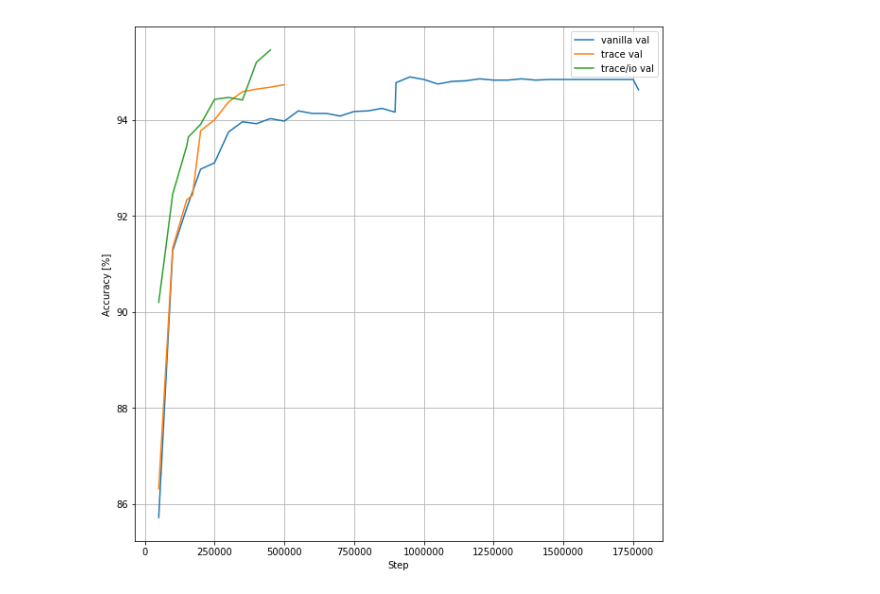
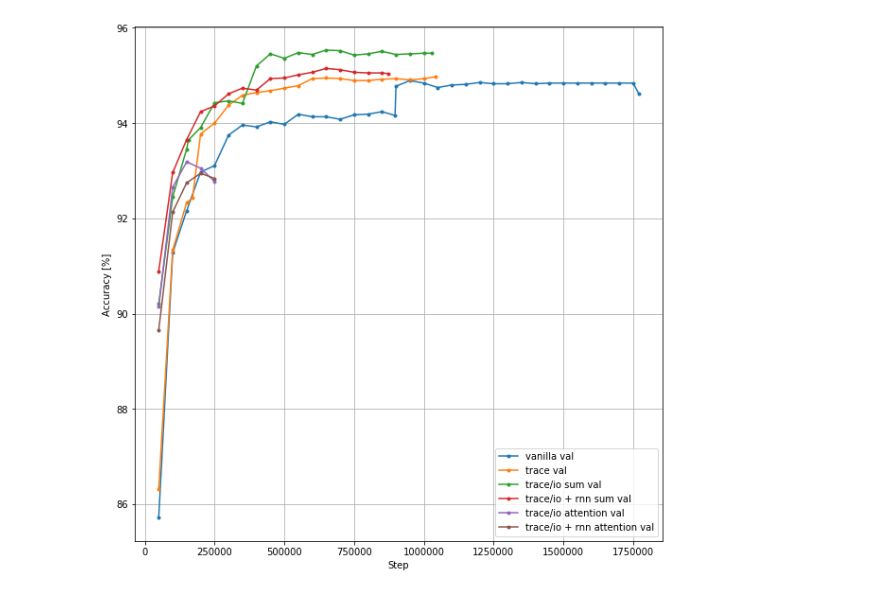
Before and after one commit to kavigupta/program_synthesis, a Jupyter notebook: notebooks/results.ipynb, the cells around one changed output. Cells and saved outputs as stored; diff of their text form; code cells hidden in the pictures.

```diff
--- a/notebooks/results.ipynb
+++ b/notebooks/results.ipynb
@@ -48,7 +50,10 @@ def plot_accuracies(train_val):
     plot(train_val[1], label='val', fmt='--')
 
 def plot_combined_accuracy(table, label):
-    plt.plot((table[1] + table[2] + table[3]) * 100 / 3, label=label)
+    cols = sorted(table.columns)
+    assert cols == [1, 2, 3] or cols == [0]
+    result = sum(table[col] for col in cols) * 100 / len(cols)
+    plt.plot(result, ".-", label=label)
     plt.xlabel("Step")
     plt.ylabel("Accuracy [%]")
     plt.legend()
@@ -72,0 +81,3 @@ plot_accuracies(trace_accuracies_with_io)
+# %%
+trace_accuracies_with_io_and_rnn = table_of_accuracies("logdirs/aggregate-with-io-rnn-traces,trace_enc==aggregate:conv_all_grids=True,rnn_trace=True,batch_size==64,lr==1,lr_decay_steps=100000")
+plot_accuracies(trace_accuracies_with_io_and_rnn)
@@ -72,0 +101,3 @@ plot_accuracies(trace_accuracies_with_io)
+# %%
+trace_accuracies_with_io_and_attention = table_of_accuracies("logdirs/aggregate-with-io-attention,trace_enc==aggregate:conv_all_grids=True,attention_trace=True,batch_size==64,lr==1,lr_decay_steps=100000")
+plot_accuracies(trace_accuracies_with_io_and_attention)
@@ -72,0 +106,3 @@ plot_accuracies(trace_accuracies_with_io)
+# %%
+trace_accuracies_with_io_and_attention_rnn = table_of_accuracies("logdirs/aggregate-with-io-attention-rnn-traces,trace_enc==aggregate:conv_all_grids=True,attention_trace=True,rnn_trace=True,batch_size==64,lr==1,lr_decay_steps=100000")
+plot_accuracies(trace_accuracies_with_io_and_attention_rnn)
@@ -73,13 +111,17 @@ plot_accuracies(trace_accuracies_with_io)
 # %%
 plt.figure(figsize=(10, 10))
-# plot_combined_accuracy(vanilla_accuracies[0], "vanilla train")
 plot_combined_accuracy(vanilla_accuracies[1], "vanilla val")
-# plot_combined_accuracy(trace_accuracies[0], "trace train")
 plot_combined_accuracy(trace_accuracies[1], "trace val")
-# plot_combined_accuracy(trace_accuracies_with_io[0], "trace/io train")
-plot_combined_accuracy(trace_accuracies_with_io[1], "trace/io val")
+plot_combined_accuracy(trace_accuracies_with_io[1], "trace/io sum val")
+plot_combined_accuracy(trace_accuracies_with_io_and_rnn[1], "trace/io + rnn sum val")
+# plot_combined_accuracy(trace_accuracies_with_io_and_graph_conv10[0], "trace/io + conv10 train")
+# plot_combined_accuracy(trace_accuracies_with_io_and_graph_conv10[1], "trace/io + graph_conv10 val")
+# plot_combined_accuracy(trace_accuracies_with_io_and_graph_conv3[0], "trace/io + graph_conv3 train")
+# plot_combined_accuracy(trace_accuracies_with_io_and_graph_conv3[1], "trace/io + graph_conv3 val")
+plot_combined_accuracy(trace_accuracies_with_io_and_attention[1], "trace/io attention val")
+plot_combined_accuracy(trace_accuracies_with_io_and_attention_rnn[1], "trace/io + rnn attention val")
 # plt.axhline(95)
 plt.grid()
 plt.show()
 # %% [output]
-[figure, old version]
+[figure, new version]
```
Also changed, not shown: parts of 12 cells of this notebook.
